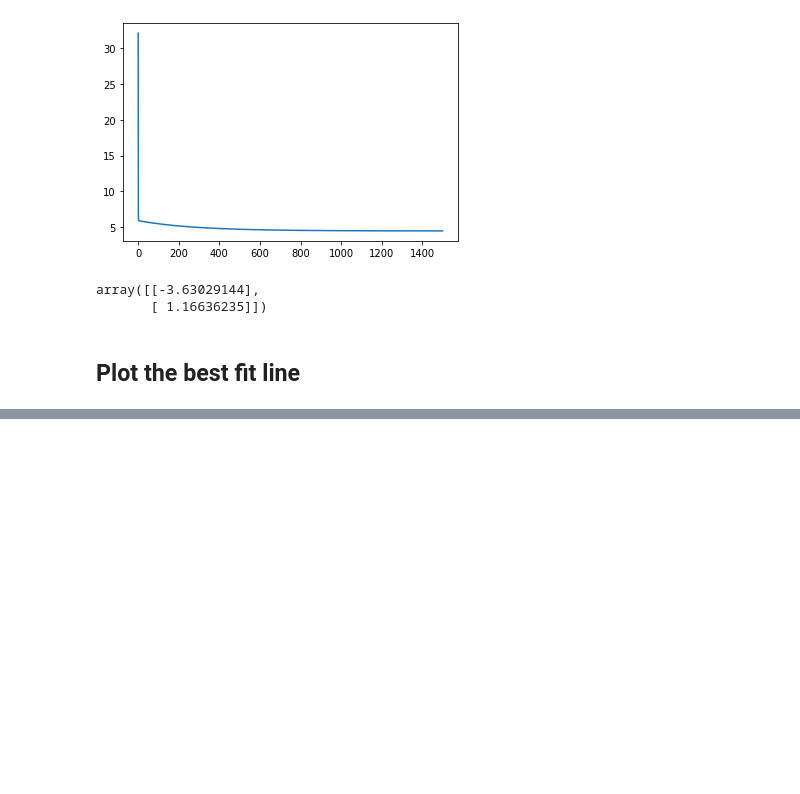
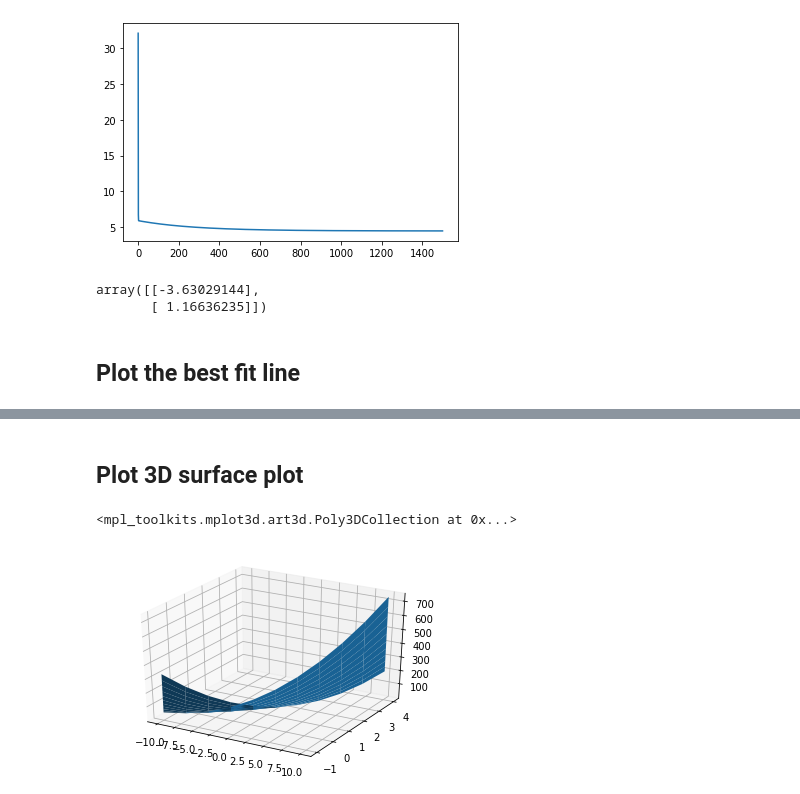
Before and after one commit to WinEisEis/Andrew-Ng-Programming-assignment-1, a Jupyter notebook: Programming_exercise_Linear_Regression.ipynb, the cells around one changed output, grey strips where cells are left out. Cells and saved outputs as stored; diff of their text form; code cells hidden in the pictures; blank space fills up the shorter version.

Commit message:
Add 3D surface plot of cost function

```diff
--- a/Programming_exercise_Linear_Regression.ipynb
+++ b/Programming_exercise_Linear_Regression.ipynb
@@ -161,0 +162,25 @@ plt.plot(np.array(data1['population']), np.dot(X, theta))
+# %% [markdown]
+## Plot 3D surface plot
+# %%
+from mpl_toolkits.mplot3d import Axes3D
+
+theta_0 = np.arange(-10, 12, 2)
+theta_1 = np.arange(-1, 4.5, 0.5)
+cost_list = np.zeros([len(theta_0), len(theta_1)])
+
+
+for i in range(len(theta_0)):
+    for j in range(len(theta_1)):
+        theta = np.array([theta_0[i], theta_1[j]]).reshape(-1, 1)
+
+        # Compute cost function for any theta0 and theta1
+        cost = J(X, y, theta)
+        cost_list[i, j] = cost
+
+
+fig = plt.figure()
+ax = fig.add_subplot(111, projection='3d') # Error will occur if this line of code does not exist. I don't know why.
+ax.plot_surface(theta_0, theta_1, cost_list)
+# %% [output]
+<mpl_toolkits.mplot3d.art3d.Poly3DCollection at 0x...>
+[figure, added]
```
Also changed, not shown: parts of 1 cell of this notebook.
